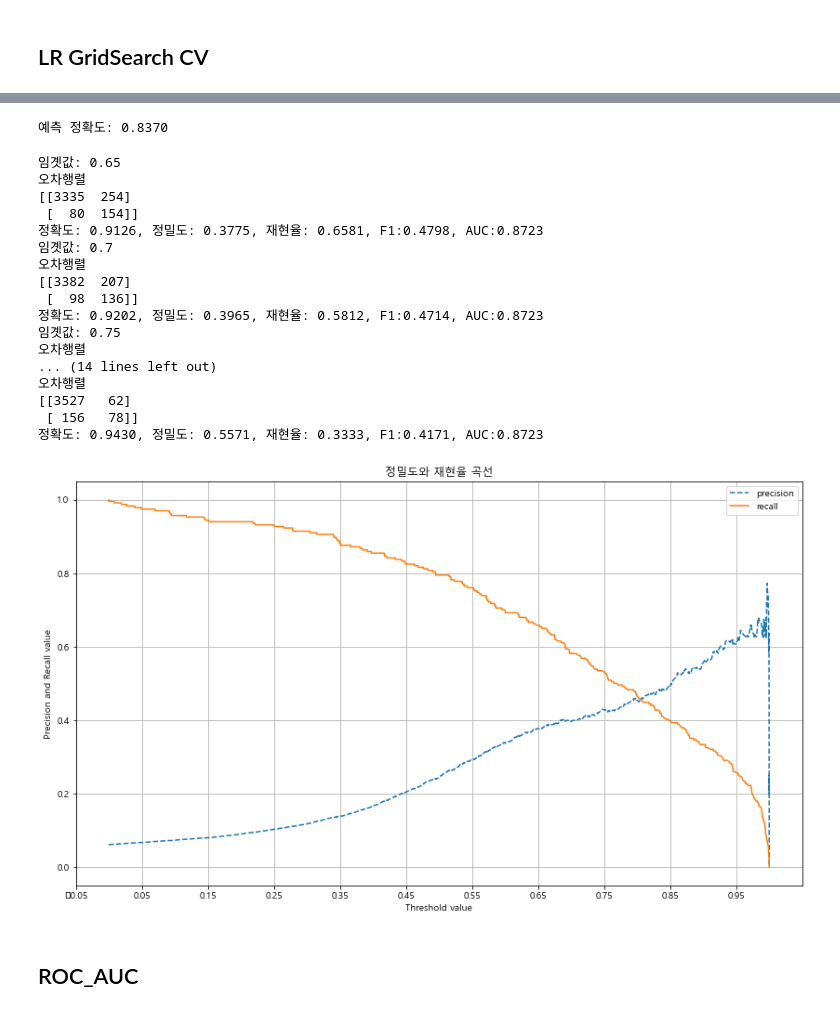
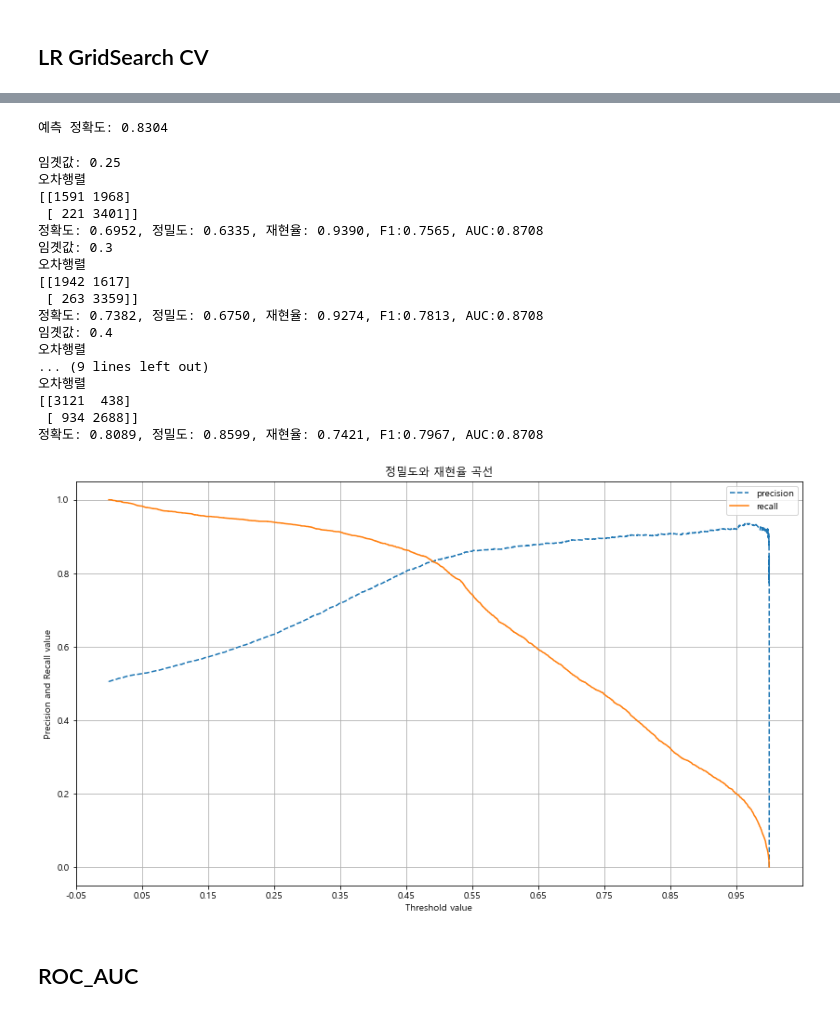
Before and after one commit to jkim0313/project2_quaero, a Jupyter notebook: 리샘플링/dataset1_raw_smotetomek.ipynb, the cells around one changed output, grey strips where cells are left out. Drawn from its saved outputs; the diff is of its cells as text; code cells hidden in the pictures.

Commit message:
raw data SMOTETmoek LogisticRegression

```diff
--- a/리샘플링/dataset1_raw_smotetomek.ipynb
+++ b/리샘플링/dataset1_raw_smotetomek.ipynb
@@ -103,0 +133,12 @@ Name: 부실기업, dtype: int64
+# %%
+data_smt = df_smt.iloc[:, :10]
+target_smt = df_smt.iloc[:, -1]
+# %%
+from sklearn.model_selection import train_test_split
+
+X_train_smt, X_test_smt, y_train_smt, y_test_smt = train_test_split(data_smt, target_smt, test_size=0.3, random_state=42)
+
+print('X 테스트 데이터 :')
+print(X_test_smt)
+print('y 테스트 데이터 :')
+print(list(y_test_smt))
@@ -190,8 +271,8 @@ def best_lrparam(clf, param, scoring_name, cv_num):
     best_est = grid_cv.best_estimator_
 
     # GridSearchCV의 최적 하이퍼 마라미터로 학습된 Estimator로 예측 및 평가 수행
-    predictions = best_est.predict(X_test)
-    accuracy = accuracy_score(y_test, predictions)
+    predictions = best_est.predict(X_test_smt)
+    accuracy = accuracy_score(y_test_smt, predictions)
     print('테스트 세트에서의 LogisticRegression 정확도 : {0:.4f}'.format(accuracy))
 
     return b_params
@@ -221,9 +302,9 @@ for key, value in b_params[-1].items():
 # 최적 하이퍼 파라미터 적용
 lr_reg1 = LogisticRegression(penalty=penalty, C=C, solver=solver)
 lr_reg1.fit(X_train_smt, y_train_smt)
-lr1_pred = lr_reg1.predict(X_test)
-print('예측 정확도: {0:.4f}'.format(accuracy_score(y_test, lr1_pred)))
+lr1_pred = lr_reg1.predict(X_test_smt)
+print('예측 정확도: {0:.4f}'.format(accuracy_score(y_test_smt, lr1_pred)))
 # %% [output]
-예측 정확도: 0.8370
+예측 정확도: 0.8304
 # %%
 # 오차행렬, 정확도, 정밀도, 재현율, F1스코어 함수에 ROC_AUC 추가
@@ -250,63 +331,63 @@ def get_eval_by_threshold(y_test, pred_proba_c1, thresholds):
 # %%
 from sklearn.preprocessing import Binarizer
 
-thresholds = [0.65, 0.7, 0.75, 0.8, 0.85, 0.9]
-pred_proba = lr_reg1.predict_proba(X_test)
+thresholds = [0.25, 0.3, 0.4, 0.5, 0.55]
+pred_proba = lr_reg1.predict_proba(X_test_smt)
 
-get_eval_by_threshold(y_test, pred_proba[:, 1].reshape(-1, 1), thresholds)
+get_eval_by_threshold(y_test_smt, pred_proba[:, 1].reshape(-1, 1), thresholds)
 # %% [output]
-임곗값: 0.65
+임곗값: 0.25
 오차행렬
-[[3335  254]
- [  80  154]]
-정확도: 0.9126, 정밀도: 0.3775, 재현율: 0.6581, F1:0.4798, AUC:0.8723
-임곗값: 0.7
+[[1591 1968]
+ [ 221 3401]]
+정확도: 0.6952, 정밀도: 0.6335, 재현율: 0.9390, F1:0.7565, AUC:0.8708
+임곗값: 0.3
 오차행렬
-[[3382  207]
- [  98  136]]
-정확도: 0.9202, 정밀도: 0.3965, 재현율: 0.5812, F1:0.4714, AUC:0.8723
-임곗값: 0.75
+[[1942 1617]
+ [ 263 3359]]
+정확도: 0.7382, 정밀도: 0.6750, 재현율: 0.9274, F1:0.7813, AUC:0.8708
+임곗값: 0.4
 오차행렬
-... (14 lines left out)
+... (9 lines left out)
 오차행렬
-[[3527   62]
- [ 156   78]]
-정확도: 0.9430, 정밀도: 0.5571, 재현율: 0.3333, F1:0.4171, AUC:0.8723
+[[3121  438]
+ [ 934 2688]]
+정확도: 0.8089, 정밀도: 0.8599, 재현율: 0.7421, F1:0.7967, AUC:0.8708
 # %%
 from sklearn.metrics import precision_recall_curve
 import numpy as np
 
 plt.rcParams["font.family"] = "Malgun Gothic"
 
-def precision_recall_curve_plot(y_test, pred_proba_c1):
-    precisions, recalls, thresholds = precision_recall_curve(y_test, pred_proba_c1)
+def precision_recall_curve_plot(y_test_smt, pred_proba_c1):
+    precisions, recalls, thresholds = precision_recall_curve(y_test_smt, pred_proba_c1)
 
     # X축을 threshold값으로, Y축은 정밀도, 재현율 값으로 각각 plot 수행. 정밀도는 점선으로 표시
     plt.figure(figsize=(14, 8))
     # 임곗값 수치
     threshold_boundary = thresholds.shape[0]
     # 정밀도는 점선으로
     plt.plot(thresholds, precisions[0:threshold_boundary], linestyle='--', label='precision')
     # 재현율은 선으로
     plt.plot(thresholds, recalls[0:threshold_boundary], label='recall')
 
     start, end = plt.xlim()
     # x축을 0.1씩 증가, 소수점 둘째자리까지 표시
     plt.xticks(np.round(np.arange(start, end, 0.1), 2))
 
     plt.title("정밀도와 재현율 곡선")
     plt.xlabel('Threshold value')
     plt.ylabel('Precision and Recall value')
     plt.legend()
     plt.grid()
     plt.show()
 
-precision_recall_curve_plot(y_test, lr_reg1.predict_proba(X_test)[:, 1])
+precision_recall_curve_plot(y_test_smt, lr_reg1.predict_proba(X_test_smt)[:, 1])
 
 # 임계값이 낮을수록 재현율은 높고, 정밀도는 낮다.
 # 임계값이 클수록 재현율은 낮고, 정밀도는 높다.
 # %% [output]
-[figure, old version]
+[figure, new version]
 # %% [markdown]
 ## ROC_AUC
 # %%
```
Also changed, not shown: parts of 13 cells of this notebook.
